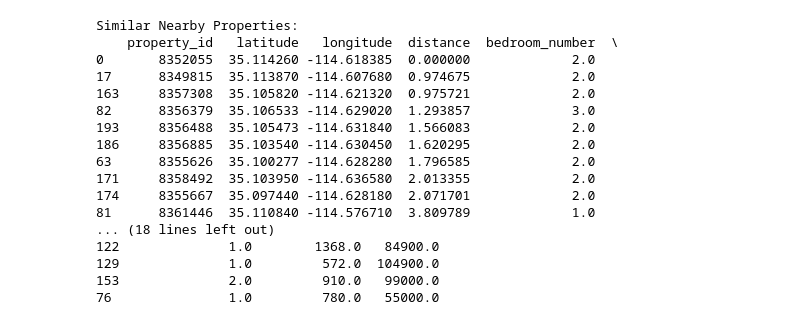
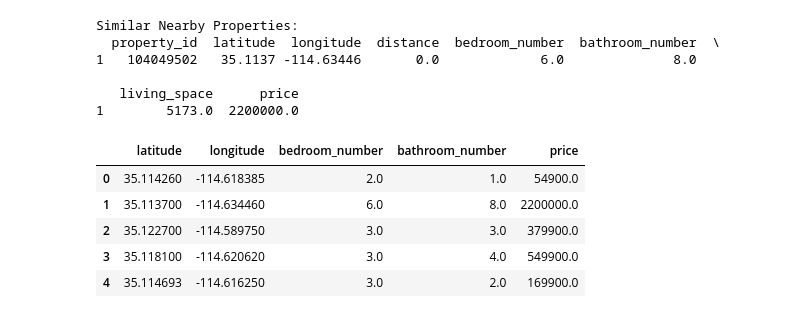
Before and after one commit to Jihyeyoon4/Project4-Group-2, a Jupyter notebook: property_recommendation.ipynb, the cells around one changed output. Saved outputs shown, nothing was run; the diff lists cells and outputs as text; code cells hidden in the pictures.

Commit message:
property_recommendation_final_with_score

```diff
--- a/property_recommendation.ipynb
+++ b/property_recommendation.ipynb
@@ -43,11 +47,12 @@ def get_similar_nearby_properties(ref_latitude, ref_longitude, ref_bedroom_numbe
 
     return similar_properties
 
-reference_latitude = 35.114260
-reference_longitude = -114.618385
-reference_bedrooms = 2
-reference_bathrooms= 1
-reference_price = 54900
+reference_latitude = 35.113700
+reference_longitude = -114.634460
+reference_bedrooms = 6
+reference_bathrooms= 8
+reference_price = 2200000
+
 similar_nearby_properties = get_similar_nearby_properties(
     reference_latitude, reference_longitude, reference_bedrooms,reference_bathrooms, reference_price,
     data, max_distance_km=10, max_bedroom_number_diff=1,max_bathroom_number_diff=1, max_price_diff=50000,
@@ -58,19 +63,18 @@ print("Similar Nearby Properties:")
 print(similar_nearby_properties[['property_id', 'latitude', 'longitude', 'distance', 'bedroom_number','bathroom_number','living_space','price']])
 # %% [output]
 Similar Nearby Properties:
-    property_id   latitude   longitude  distance  bedroom_number  \
-0       8352055  35.114260 -114.618385  0.000000             2.0
-17      8349815  35.113870 -114.607680  0.974675             2.0
-163     8357308  35.105820 -114.621320  0.975721             2.0
-82      8356379  35.106533 -114.629020  1.293857             3.0
-193     8356488  35.105473 -114.631840  1.566083             2.0
-186     8356885  35.103540 -114.630450  1.620295             2.0
-63      8355626  35.100277 -114.628280  1.796585             2.0
-171     8358492  35.103950 -114.636580  2.013355             2.0
-174     8355667  35.097440 -114.628180  2.071701             2.0
-81      8361446  35.110840 -114.576710  3.809789             1.0
-... (18 lines left out)
-122              1.0        1368.0   84900.0
-129              1.0         572.0  104900.0
-153              2.0         910.0   99000.0
-76               1.0         780.0   55000.0
+  property_id  latitude  longitude  distance  bedroom_number  bathroom_number  \
+1   104049502   35.1137 -114.63446       0.0             6.0              8.0
+
+   living_space      price
+1        5173.0  2200000.0
+# %%
+numeric_dataset=data[['latitude','longitude','bedroom_number','bathroom_number','price']]
+numeric_dataset.head()
+# %% [output]
+|  | latitude | longitude | bedroom_number | bathroom_number | price |
+| 0 | 35.114260 | -114.618385 | 2.0 | 1.0 | 54900.0 |
+| 1 | 35.113700 | -114.634460 | 6.0 | 8.0 | 2200000.0 |
+| 2 | 35.122700 | -114.589750 | 3.0 | 3.0 | 379900.0 |
+| 3 | 35.118100 | -114.620620 | 3.0 | 4.0 | 549900.0 |
+| 4 | 35.114693 | -114.616250 | 3.0 | 2.0 | 169900.0 |
```
Also changed, not shown: parts of 8 cells of this notebook.
